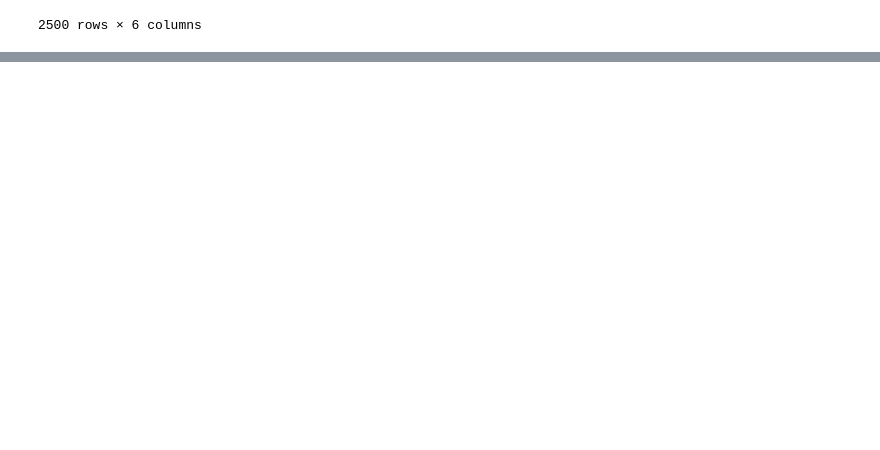
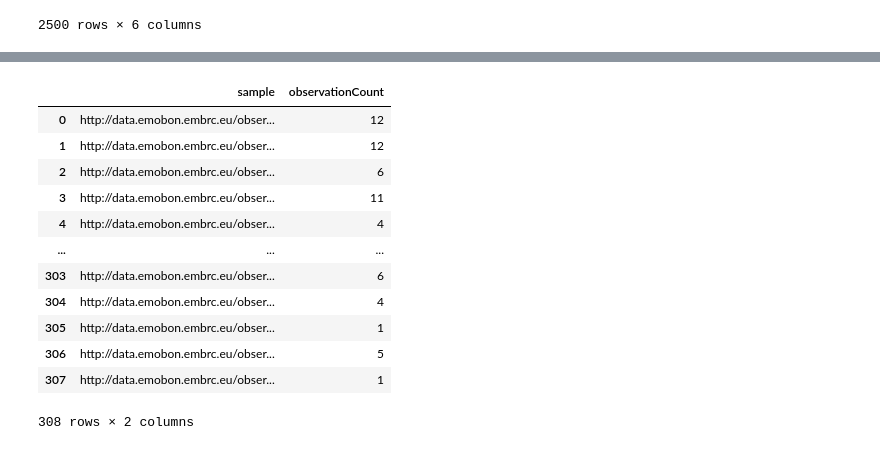
Before and after one commit to cedricdcc/demo_emobon_kgap, a Jupyter notebook: notebooks/emobon_tests.ipynb, the cells around one changed output, grey strips where cells are left out. Saved outputs shown, nothing was run; the diff lists cells and outputs as text; code cells hidden in the pictures; blank space fills up the shorter version.

Commit message:
added sparql queries

```diff
--- a/notebooks/emobon_tests.ipynb
+++ b/notebooks/emobon_tests.ipynb
@@ -63,0 +81,17 @@ observation_results
+# %%
+observations_by_sample = execute_to_df('count_by_sample.sparql')
+observations_by_sample
+# %% [output]
+|  | sample | observationCount |
+| 0 | http://data.emobon.embrc.eu/obser... | 12 |
+| 1 | http://data.emobon.embrc.eu/obser... | 12 |
+| 2 | http://data.emobon.embrc.eu/obser... | 6 |
+| 3 | http://data.emobon.embrc.eu/obser... | 11 |
+| 4 | http://data.emobon.embrc.eu/obser... | 4 |
+| ... | ... | ... |
+| 303 | http://data.emobon.embrc.eu/obser... | 6 |
+| 304 | http://data.emobon.embrc.eu/obser... | 4 |
+| 305 | http://data.emobon.embrc.eu/obser... | 1 |
+| 306 | http://data.emobon.embrc.eu/obser... | 5 |
+| 307 | http://data.emobon.embrc.eu/obser... | 1 |
+308 rows × 2 columns
```
Also changed, not shown: parts of 6 cells of this notebook, 6 other files.
